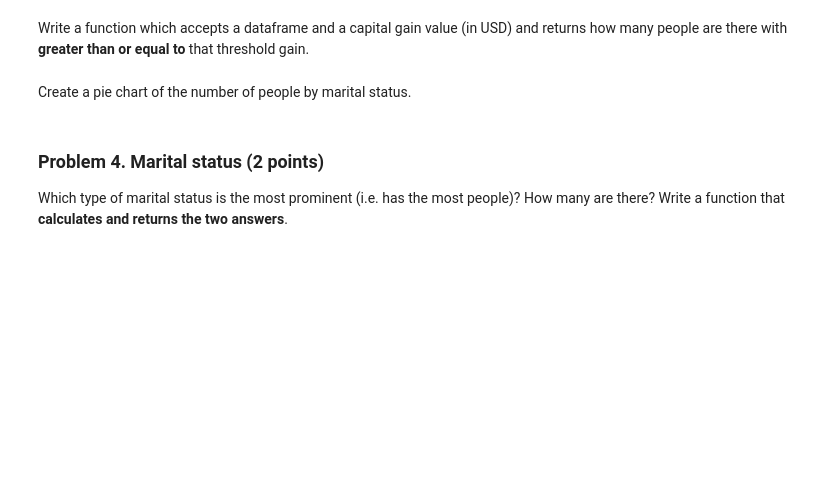
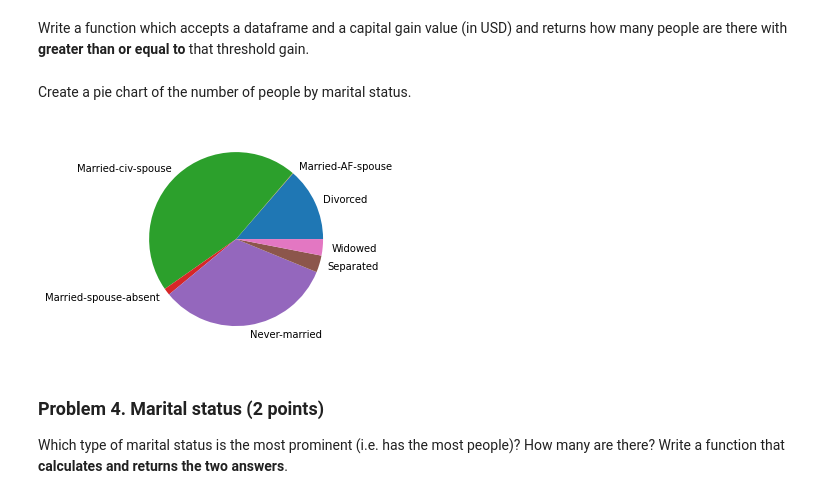
Before and after one commit to andreykirov84/Softuni-Data-Science-2021, a Jupyter notebook: 03_Data_Visualization_Exploratory_Data_Analysis/Data Visualization and EDA Lab.ipynb, the cells around one changed output. Cells and saved outputs as stored; diff of their text form; code cells hidden in the pictures; blank space fills up the shorter version.

```diff
--- a/03_Data_Visualization_Exploratory_Data_Analysis/Data Visualization and EDA Lab.ipynb
+++ b/03_Data_Visualization_Exploratory_Data_Analysis/Data Visualization and EDA Lab.ipynb
@@ -54,3 +81,9 @@ raise NotImplementedError()
+# %%
+ratios = income_data.groupby('marital-status')['marital-status'].count()
+plt.pie(ratios, labels = ratios.index)
+plt.show()
+# %% [output]
+[figure, added]
 # %% [markdown]
 ### Problem 4. Marital status (2 points)
 Which type of marital status is the most prominent (i.e. has the most people)? How many are there? Write a function that **calculates and returns the two answers**.
```
Also changed, not shown: parts of 23 cells of this notebook, 3 other files.
